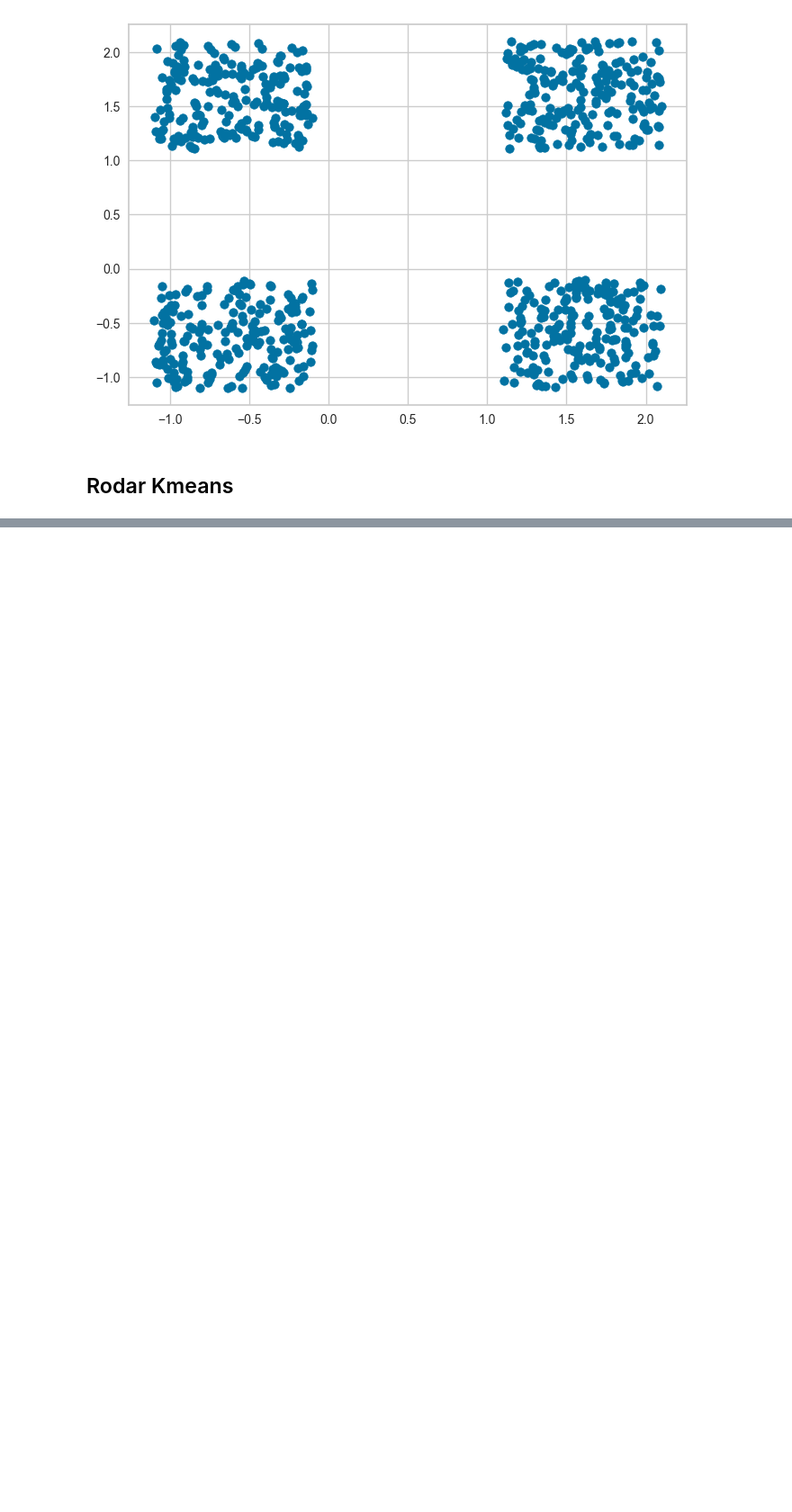
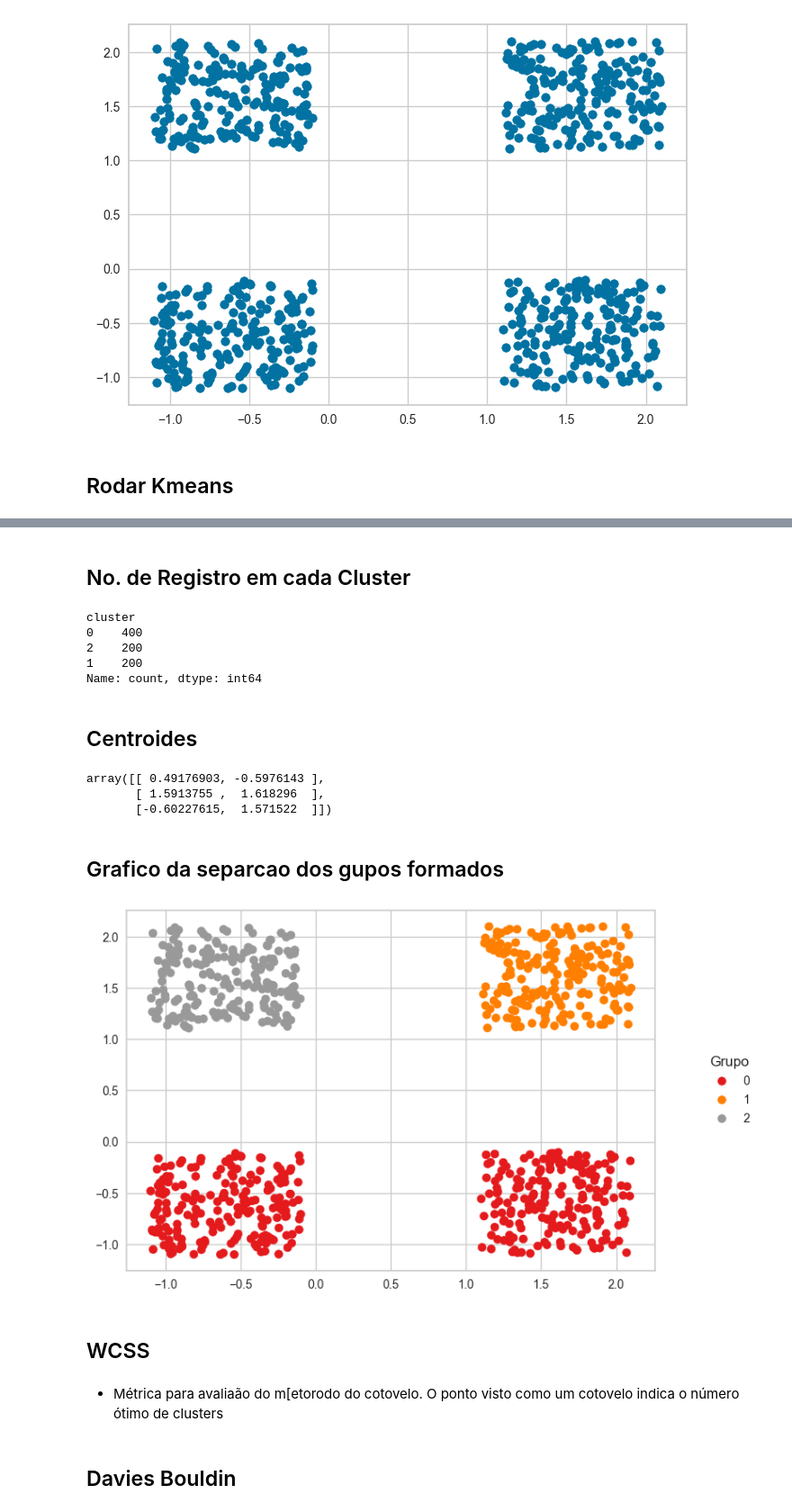
Before and after one commit to anacarlaam/Clusterizacao, a Jupyter notebook: main.ipynb, the cells around one changed output, grey strips where cells are left out. Shown: that part at 90% size. Cells and saved outputs as stored; diff of their text form; code cells hidden in the pictures; blank space fills up the shorter version.

```diff
--- a/main.ipynb
+++ b/main.ipynb
@@ -50,0 +76,33 @@ df_clusters.tail()
+# %% [markdown]
+## No. de Registro em cada Cluster
+# %%
+df_clusters.cluster.value_counts()
+# %% [output]
+cluster
+0    400
+2    200
+1    200
+Name: count, dtype: int64
+# %% [markdown]
+## Centroides
+# %%
+kmeans.cluster_centers_
+# %% [output]
+array([[ 0.49176903, -0.5976143 ],
+       [ 1.5913755 ,  1.618296  ],
+       [-0.60227615,  1.571522  ]])
+# %% [markdown]
+## Grafico da separcao dos gupos formados
+# %%
+fig = plt.scatter(x=df[0],y=df[1],c=kmeans.labels_,cmap='Set1')
+handles, labels=fig.legend_elements(prop='colors')
+plt.legend(handles,labels,loc='center right', bbox_to_anchor=(1.2,0.5), title='Grupo')
+plt.show()
+# %% [output]
+[figure, added]
+# %% [markdown]
+## WCSS
+# %% [markdown]
+- Métrica para avaliaão do m[etorodo do cotovelo. O ponto visto como um cotovelo indica o número ótimo de clusters
+# %% [markdown]
+## Davies Bouldin
```
Also changed, not shown: parts of 12 cells of this notebook.
